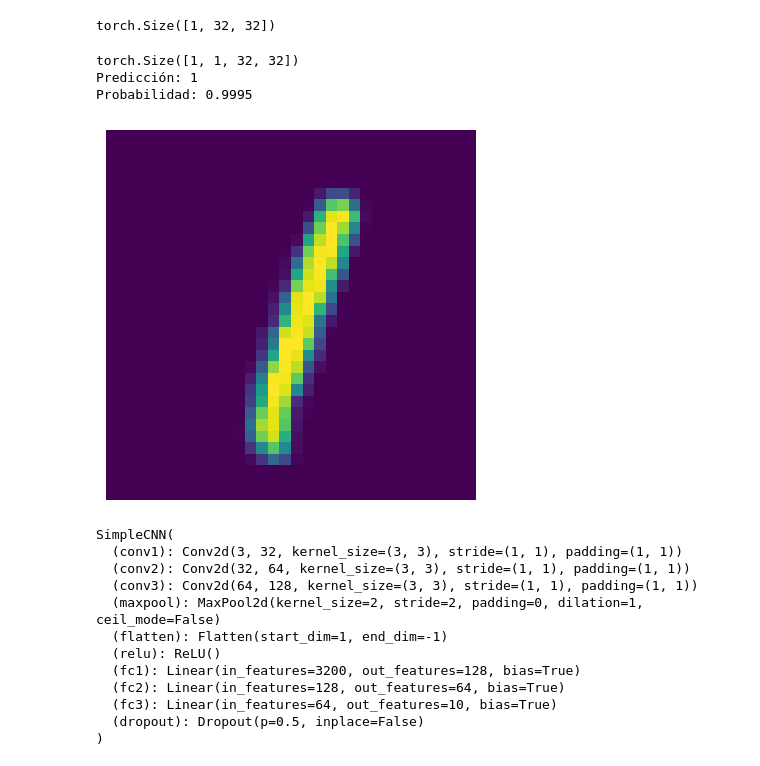
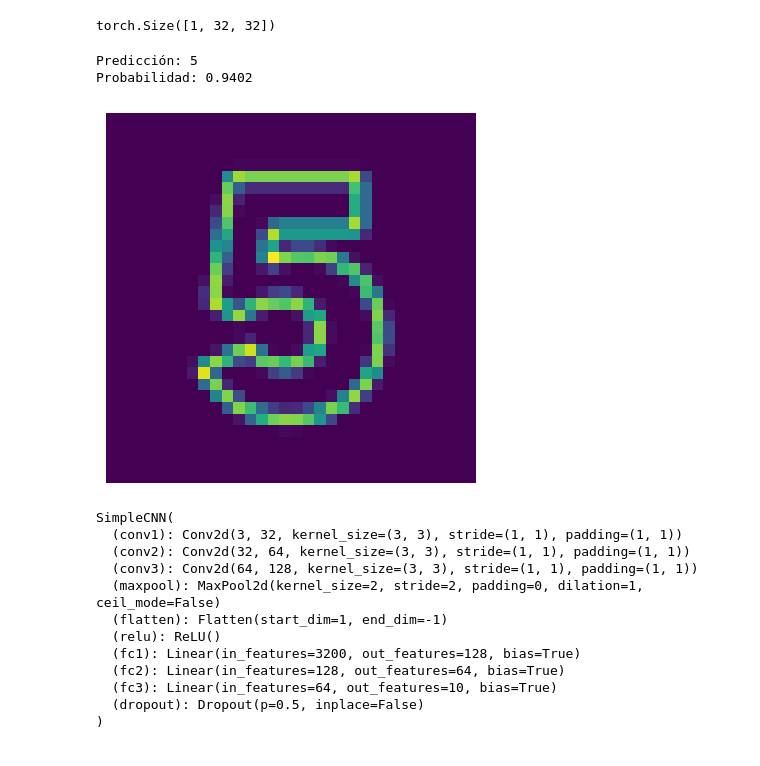
Before and after one commit to JuniorHZ19/ArquitecturasCNN, a Jupyter notebook: LeNet-5.ipynb, the cells around one changed output. Cells and saved outputs as stored; diff of their text form; code cells hidden in the pictures.

```diff
--- a/LeNet-5.ipynb
+++ b/LeNet-5.ipynb
@@ -157,7 +172,7 @@ tensor([7, 2, 1, 0, 4, 1, 4, 9, 5, 9, 0, 6, 9, 0, 1, 5, 9, 7, 3, 4, 9, 6, 6, 5,
 torch.Size([80, 1, 32, 32])
 # %%
 # Inicializar modelo, pérdida y optimizador
-modelo = leNet5()
+modelo = LeNet5()
 criterion = nn.CrossEntropyLoss()
 optimizer = optim.SGD(modelo.parameters(), lr=0.01, momentum=0.9)
 epochs=5
@@ -194,63 +209,62 @@ import torch.nn.functional as F
 from torchvision import transforms
 
 # Ruta de la imagen
-file_path = "/content/4inveritdo.jpg"  # @param {type:"string"}
+file_path = "/content/numero-5-7.jpg"  # @param {type:"string"}
 
 # Cargar la imagen
 img = Image.open(file_path)
-print(img.shape)
-img=img[0,:,:]
+
 # Transformaciones para la imagen: igual que durante el entrenamiento
 transform = transforms.Compose([
    # Convertir a escala de grises
+    transforms.Grayscale(num_output_channels=1),
     transforms.Resize((32, 32)),  # Redimensionar a 32x32
     transforms.ToTensor(),  # Convertir la imagen a tensor
+    transforms.Lambda(lambda x: 1 - x),
 ])
 
 # Aplicar las transformaciones
-tensor_img = data_test[5].unsqueeze(0)  # Añadir una dimensión de batch
-#tensor_img= transform(img).unsqueeze(0)
+#tensor_img = data_test[5].unsqueeze(0)  # Añadir una dimensión de batch
+tensor_img= transform(img).unsqueeze(0)
 # Asegurarse de que el modelo esté en modo de evaluación
 modelo_entrenado.eval()
 
 
 
 # Hacer la predicción
 with torch.no_grad():
     output = modelo_entrenado(tensor_img)
 
 # Calcular las probabilidades con softmax
 probabilities = F.softmax(output, dim=1)
 
 # Obtener el índice de la clase con la mayor probabilidad
 max_value, max_index = torch.max(probabilities, dim=1)
 
 # Definir las clases (dígitos de 0 a 9)
 classes = ['0', '1', '2', '3', '4', '5', '6', '7', '8', '9']
-print(tensor_img.shape)
+
 # Imprimir la predicción y la probabilidad
 print(f'Predicción: {classes[max_index.item()]}')
 print(f'Probabilidad: {max_value.item():.4f}')
 
 tensor_img = tensor_img.squeeze(0)  # Eliminar la dimensión de batch, si es necesario
 
 # Deshacer la normalización (si fue realizada previamente)
-mean = [0.5]  # Los valores que se usaron para la normalización
-std = [0.5]
-tensor_img = tensor_img * std[0] + mean[0]
+
+
 
 # Convertir de tensor a imagen PIL
 to_pil = transforms.ToPILImage()
 image = to_pil(tensor_img)
 # Mostrar la imagen
 plt.imshow(image)
 plt.axis('off')  # Desactivar los ejes para solo mostrar la imagen
 plt.show()
 # %% [output]
-torch.Size([1, 1, 32, 32])
-Predicción: 1
-Probabilidad: 0.9995
+Predicción: 5
+Probabilidad: 0.9402
-[figure, old version]
+[figure, new version]
 # %%
 #Guardar modelo y optimzador:
 
```
Also changed, not shown: parts of 3 cells of this notebook.
